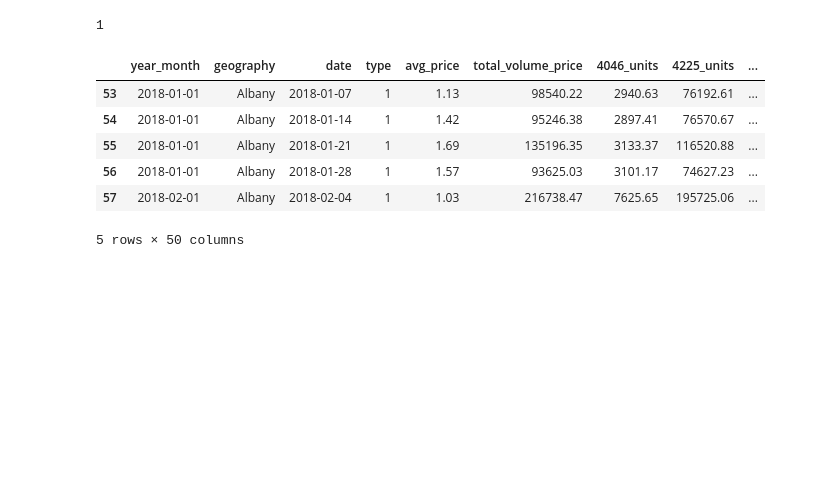
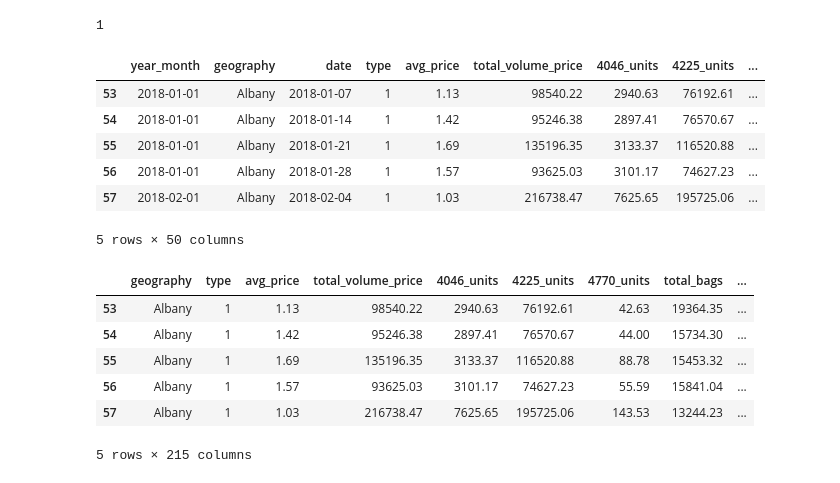
Before and after one commit to davidmcbee/Health_and_Avocados, a Jupyter notebook: ML_Data_Preparation.ipynb, the cells around one changed output. Drawn from its saved outputs; the diff is of its cells as text; code cells hidden in the pictures; blank space fills up the shorter version.

```diff
--- a/ML_Data_Preparation.ipynb
+++ b/ML_Data_Preparation.ipynb
@@ -653,3 +653,12 @@ combined_cleaned_df.head()
 5 rows × 50 columns
 # %%
 combined_cleaned_df = pd.get_dummies(data=combined_cleaned_df, columns=['year_month', 'date'])
+combined_cleaned_df.head()
+# %% [output]
+|  | geography | type | avg_price | total_volume_price | 4046_units | 4225_units | 4770_units | total_bags | ... |
+| 53 | Albany | 1 | 1.13 | 98540.22 | 2940.63 | 76192.61 | 42.63 | 19364.35 | ... |
+| 54 | Albany | 1 | 1.42 | 95246.38 | 2897.41 | 76570.67 | 44.00 | 15734.30 | ... |
+| 55 | Albany | 1 | 1.69 | 135196.35 | 3133.37 | 116520.88 | 88.78 | 15453.32 | ... |
+| 56 | Albany | 1 | 1.57 | 93625.03 | 3101.17 | 74627.23 | 55.59 | 15841.04 | ... |
+| 57 | Albany | 1 | 1.03 | 216738.47 | 7625.65 | 195725.06 | 143.53 | 13244.23 | ... |
+5 rows × 215 columns
```
Also changed, not shown: parts of 8 cells of this notebook, 2 other files.
